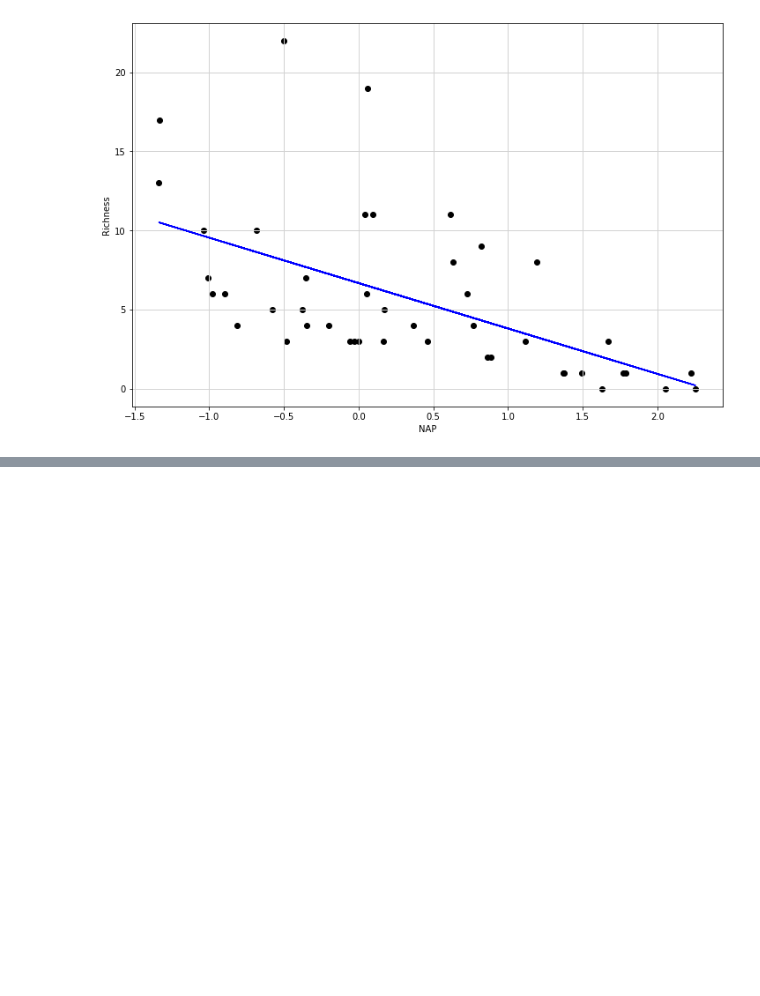
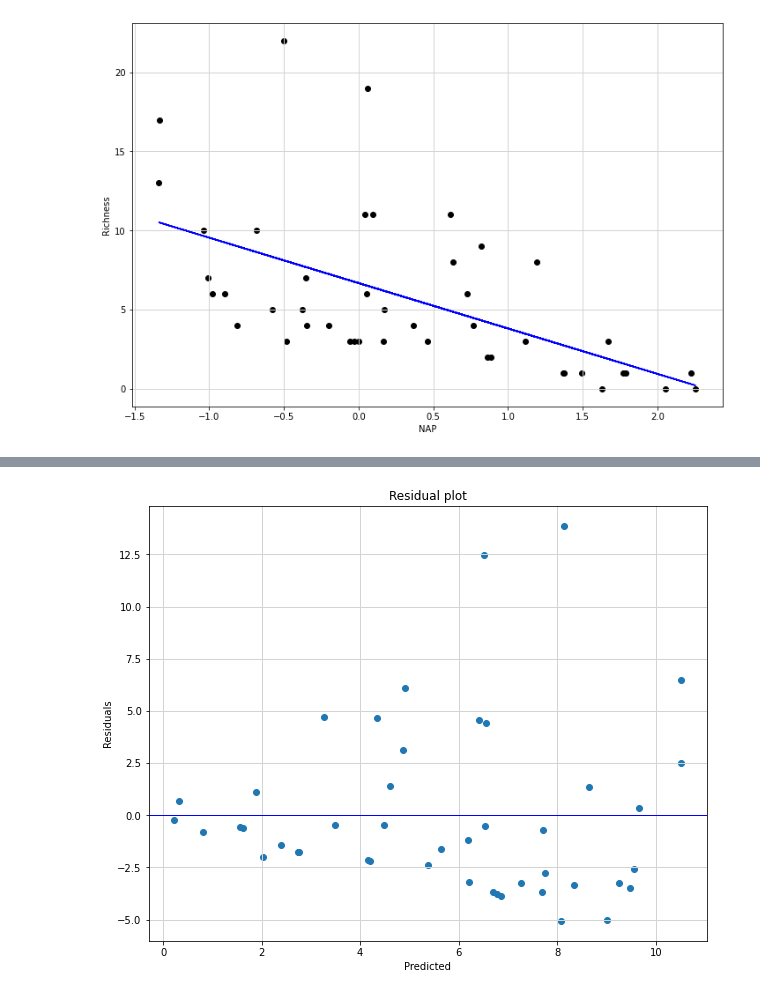
Before and after one commit to MimBikarska88/Biostats, a Jupyter notebook: Bootstrapping.ipynb, the cells around one changed output, grey strips where cells are left out. Drawn from its saved outputs; the diff is of its cells as text; code cells hidden in the pictures; blank space fills up the shorter version.

```diff
--- a/Bootstrapping.ipynb
+++ b/Bootstrapping.ipynb
@@ -72,3 +79,18 @@ OLS Regression Results
 | Kurtosis: | 5.637 | Cond. No. | 1.42 |
 Notes:
 [1] Standard Errors assume that the covariance matrix of the errors is correctly specified.
+# %%
+residuals = model.resid
+fitted = model.fittedvalues
+# %%
+
+plt.figure(figsize=(10,8))
+plt.scatter(fitted, residuals)
+plt.ylabel('Residuals')
+plt.xlabel('Predicted')
+plt.title('Residual plot')
+plt.grid(color='lightgray', linestyle='-', linewidth=1)
+plt.axhline(0, linewidth=1, c='b')
+plt.show()
+# %% [output]
+[figure, added]
```
Also changed, not shown: parts of 21 cells of this notebook.
